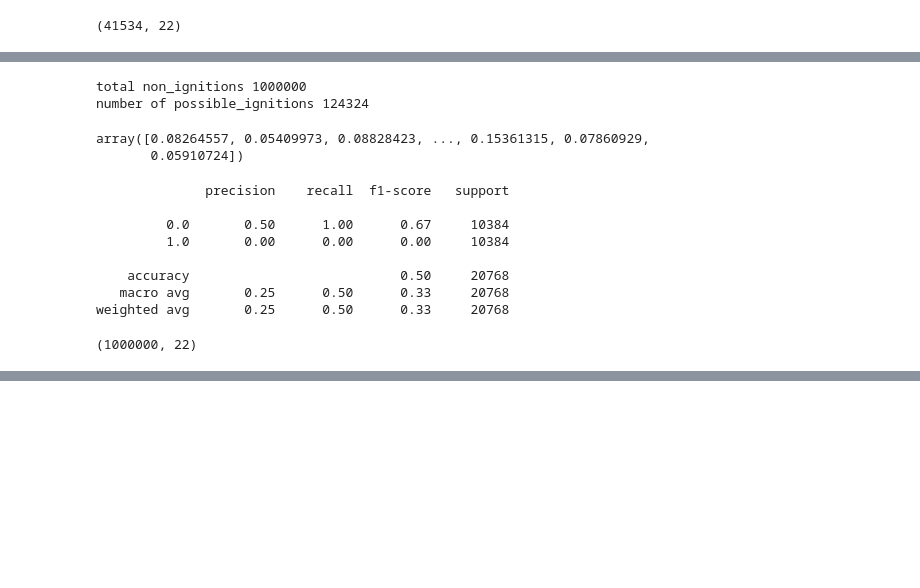
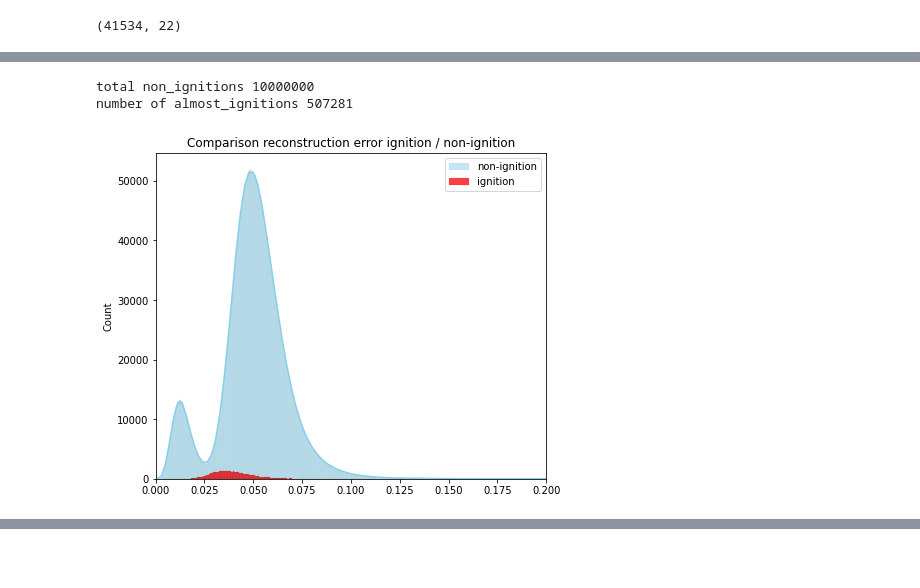
Before and after one commit to castorgit/Forest_fires, a Jupyter notebook: 01_Autoencoder_training_ignition_events.ipynb, the cells around one changed output, grey strips where cells are left out. Drawn from its saved outputs; the diff is of its cells as text; code cells hidden in the pictures; blank space fills up the shorter version.

```diff
--- a/01_Autoencoder_training_ignition_events.ipynb
+++ b/01_Autoencoder_training_ignition_events.ipynb
@@ -271,36 +284,29 @@ setting threshold on 0.06597148633251958
 # %%
-X_pred = vae_model.predict(X_test)
-mae_vector = get_error_term(X_pred, X_test, _rmse=False)
+X_pred_test = vae_model.predict(X_test)
+
+#train_mae_loss = np.mean(np.abs(x_train_pred - x_train), axis=1)
+
+mae_vector = get_error_term(X_pred_test, X_test, _rmse=False)
 anomalies = (mae_vector > error_thresh)
 
 np.count_nonzero(anomalies) / len(anomalies)
-print('total non_ignitions',len(X_pred))
+print('total non_ignitions',len(X_pred_test))
 print('number of almost_ignitions', np.count_nonzero(anomalies))
 
 #print('total y_test',len(y_test))
 #print(np.count_nonzero(y_test))
 # %% [output]
-total non_ignitions 1000000
-number of possible_ignitions 124324
+total non_ignitions 10000000
+number of almost_ignitions 507281
+# %%
+fig, ax = plt.subplots(figsize=(7,6))
+sns.histplot(data=mae_vector, ax=ax, color='skyblue', label='non-ignition', kde=True)
+sns.histplot(data=mae_vector_train, ax=ax, color='red', label='ignition')
+ax.set_title('Comparison reconstruction error ignition / non-ignition')
+plt.xlim(0,0.2)
+plt.legend()
+plt.show()
+# %% [output]
+[figure, added]
 # %%
 #===== program ends here. now create a new label and label non-ignition dataset with new class ===== #
-# %%
-mae_vector
-# %% [output]
-array([0.08264557, 0.05409973, 0.08828423, ..., 0.15361315, 0.07860929,
-       0.05910724])
-# %%
-print(classification_report(y_test, anomalies))
-# %% [output]
-              precision    recall  f1-score   support
-
-         0.0       0.50      1.00      0.67     10384
-         1.0       0.00      0.00      0.00     10384
-
-    accuracy                           0.50     20768
-   macro avg       0.25      0.50      0.33     20768
-weighted avg       0.25      0.50      0.33     20768
-# %%
-X_pred.shape
-# %% [output]
-(1000000, 22)
```
Also changed, not shown: parts of 29 cells of this notebook.
